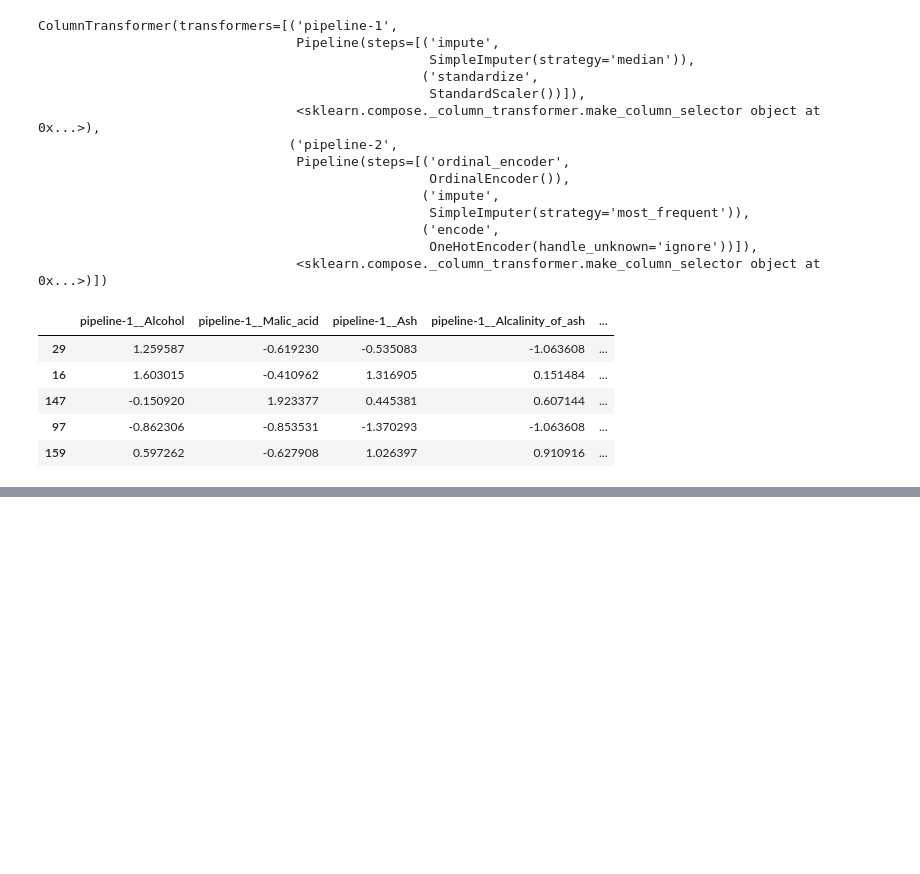
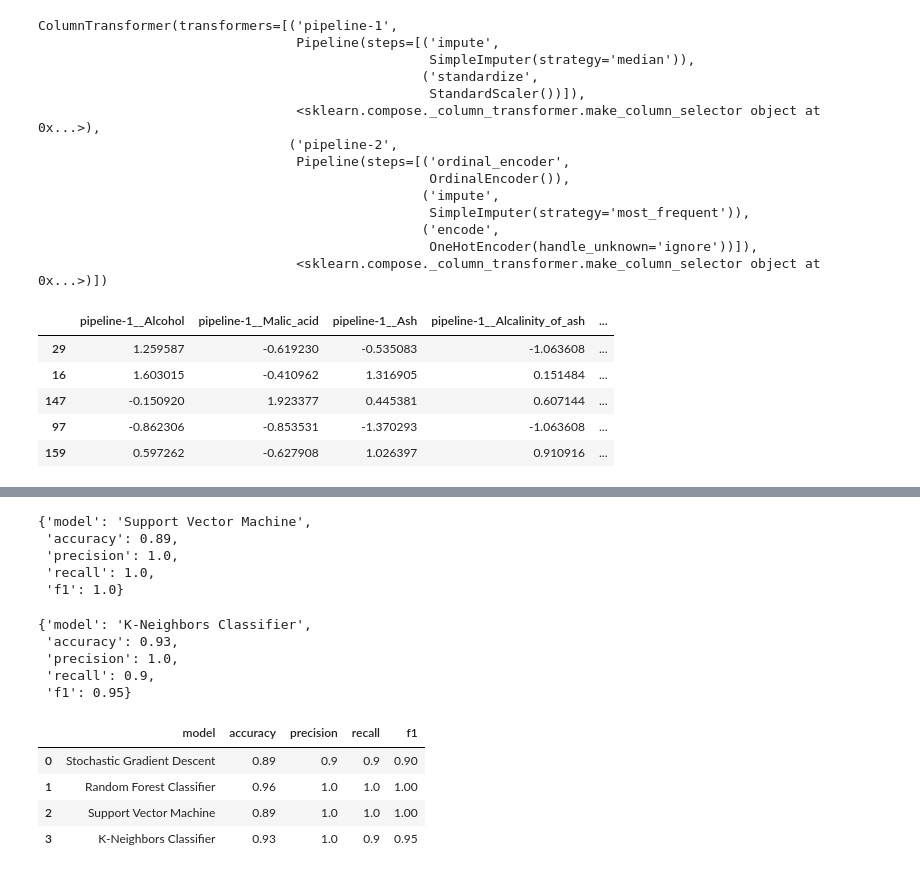
Before and after one commit to kgeidel/MSDS-422-final-project, a Jupyter notebook: src/notebook10.ipynb, the cells around one changed output, grey strips where cells are left out. Saved outputs shown, nothing was run; the diff lists cells and outputs as text; code cells hidden in the pictures; blank space fills up the shorter version.

```diff
--- a/src/EDA.ipynb
+++ b/src/notebook10.ipynb
@@ -396,0 +505,58 @@ training_data_cleaned_df.head()
+# %%
+# Evaluate model #3...
+
+svm_preds = svm_clf.predict(test_x)
+
+svm_metrics = dict(
+    model = 'Support Vector Machine',
+    accuracy = round(np.mean(cross_val_score(
+        svm_clf, test_x, test_y,
+        cv=3, scoring='accuracy'
+    )), 2),
+    precision = precision_score(test_y, svm_preds),
+    recall = recall_score(test_y, svm_preds),
+    f1 = f1_score(test_y, svm_preds),
+)
+
+svm_metrics
+# %% [output]
+{'model': 'Support Vector Machine',
+ 'accuracy': 0.89,
+ 'precision': 1.0,
+ 'recall': 1.0,
+ 'f1': 1.0}
+# %%
+# Evaluate model #4...
+
+knn_preds = knn_clf.predict(test_x)
+
+knn_metrics = dict(
+    model = 'K-Neighbors Classifier',
+    accuracy = round(np.mean(cross_val_score(
+        knn_clf, test_x, test_y,
+        cv=3, scoring='accuracy'
+    )), 2),
+    precision = precision_score(test_y, knn_preds),
+    recall = recall_score(test_y, knn_preds),
+    f1 = round(f1_score(test_y, knn_preds), 2),
+)
+
+knn_metrics
+# %% [output]
+{'model': 'K-Neighbors Classifier',
+ 'accuracy': 0.93,
+ 'precision': 1.0,
+ 'recall': 0.9,
+ 'f1': 0.95}
+# %%
+metrics_df =  pd.DataFrame(
+    [sgd_metrics, forest_metrics, svm_metrics, knn_metrics]
+)
+
+metrics_df
+# %% [output]
+|  | model | accuracy | precision | recall | f1 |
+| 0 | Stochastic Gradient Descent | 0.89 | 0.9 | 0.9 | 0.90 |
+| 1 | Random Forest Classifier | 0.96 | 1.0 | 1.0 | 1.00 |
+| 2 | Support Vector Machine | 0.89 | 1.0 | 1.0 | 1.00 |
+| 3 | K-Neighbors Classifier | 0.93 | 1.0 | 0.9 | 0.95 |
```
Also changed, not shown: parts of 10 cells of this notebook, 17 other files.
